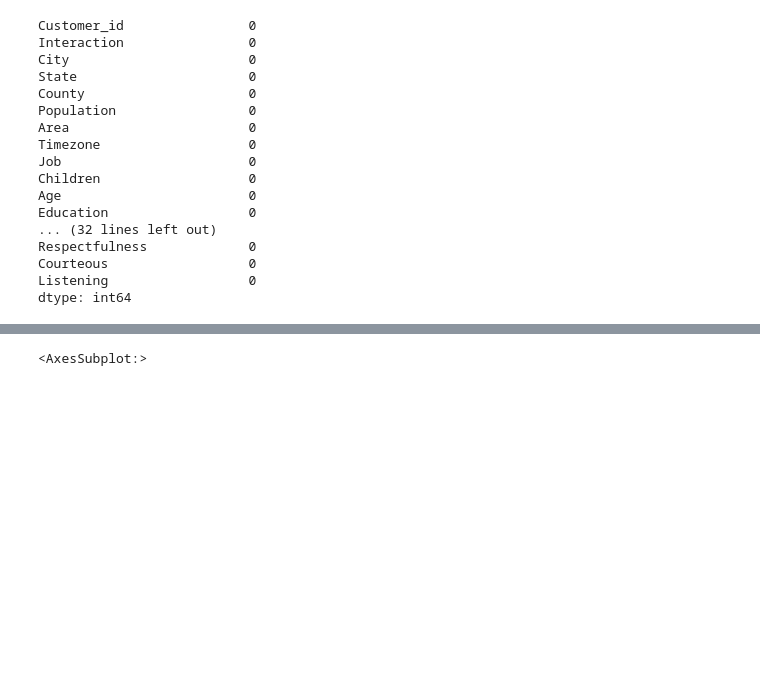
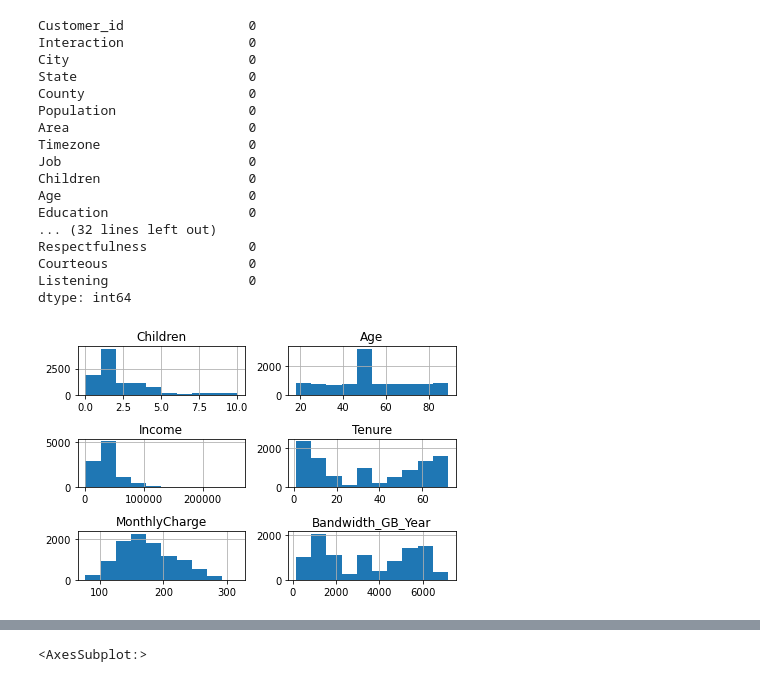
Before and after one commit to mattblasa/Data_Cleaning-D206, a Jupyter notebook: Blasa_Data_Cleaning.ipynb, the cells around one changed output, grey strips where cells are left out. Saved outputs shown, nothing was run; the diff lists cells and outputs as text; code cells hidden in the pictures; blank space fills up the shorter version.

Commit message:
Updated Churn

```diff
--- a/Blasa_Data_Cleaning.ipynb
+++ b/Blasa_Data_Cleaning.ipynb
@@ -379,4 +379,10 @@ Respectfulness             0
 Courteous                  0
 Listening                  0
 dtype: int64
+# %%
+clean_df3[['Children', 'Age', 'Income', 'Tenure', 'MonthlyCharge', 'Bandwidth_GB_Year']].hist()
+plt.savefig('churn_plot.jpg')
+plt.tight_layout()
+# %% [output]
+[figure, added]
 # %%
```
Also changed, not shown: parts of 19 cells of this notebook, 2 other files.
